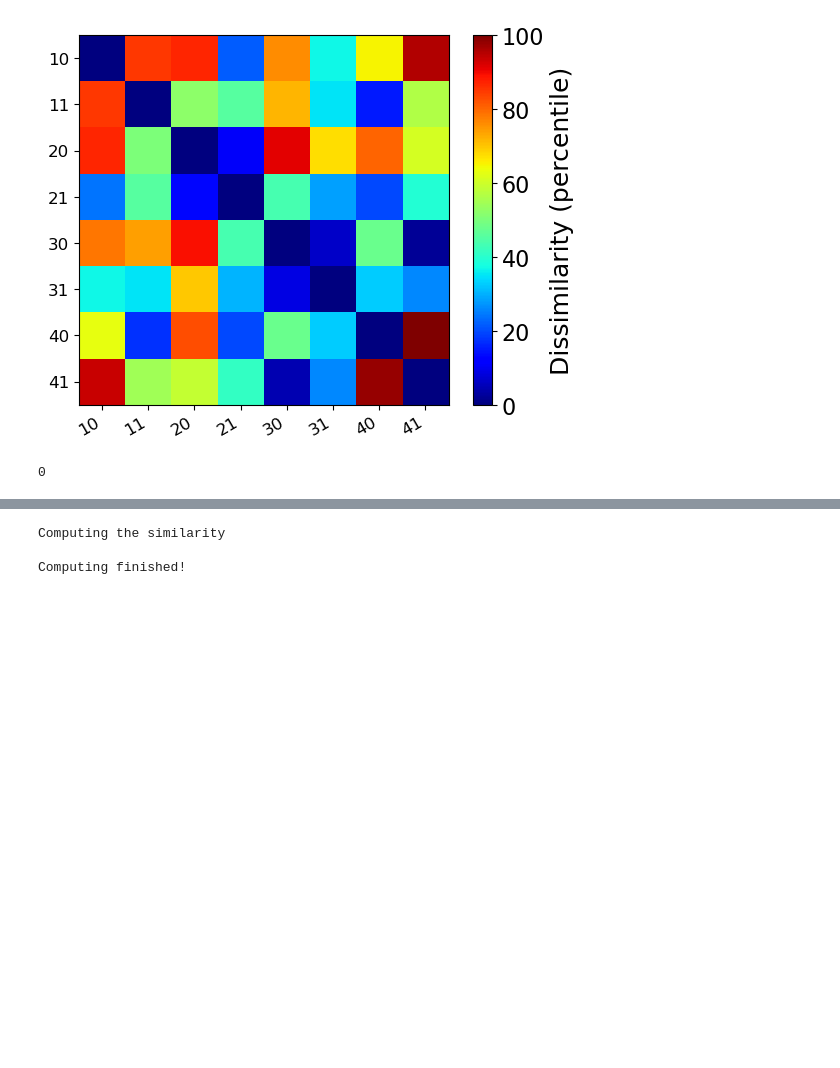
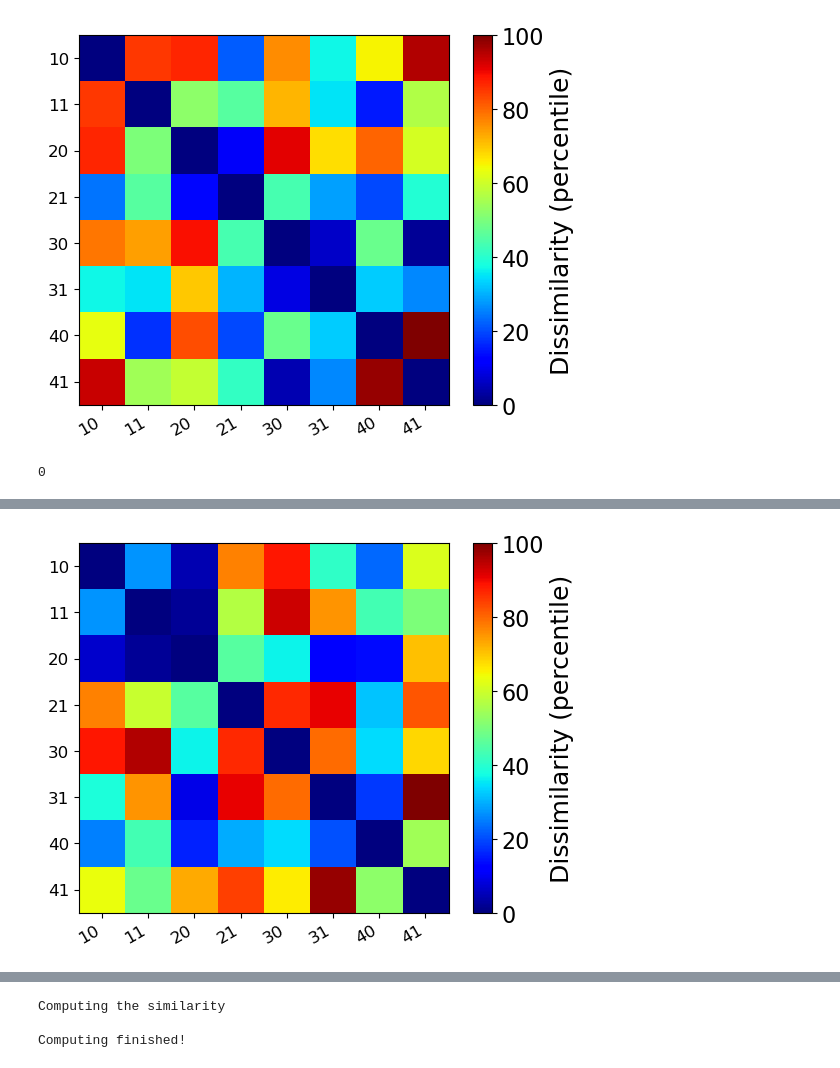
Before and after one commit to aarnol/BolT, a Jupyter notebook: rdm.ipynb, the cells around one changed output, grey strips where cells are left out. Drawn from its saved outputs; the diff is of its cells as text; code cells hidden in the pictures; blank space fills up the shorter version.

Commit message:
updating for new fnirs data

```diff
--- a/rdm.ipynb
+++ b/rdm.ipynb
@@ -16,7 +16,14 @@ for data in fnirs_data[0]:
 
     # get the label
     label = int(str(data["pheno"]["condition"])+ str(data["pheno"]["nback"]))
+    # Standardize the timeseries
+    print(data["roiTimeseries"].shape)
 
+    timeseries = data["roiTimeseries"]
+    timeseries = (timeseries - np.mean(timeseries, axis=1, keepdims=True)) / np.std(timeseries, axis=1, keepdims=True)
+    # Check if the first row is standardized correctly
+    assert np.allclose(np.mean(timeseries[0, :]), 0, atol=1e-6), "Mean is not zero"
+    assert np.allclose(np.std(timeseries[0, :]), 1, atol=1e-6), "Standard deviation is not one"
     x.append(data["roiTimeseries"].T)
     y.append(label)
     subjectIds.append(int(data["pheno"]["subjectId"][1]))
@@ -233,3 +250,14 @@ plot_rdm(fmri_rdm, conditions= cons, percentile =True)
 1
 [figure]
 0
+# %%
+#load the fmri data for sphere15 atlas
+import torch
+
+
+import numpy as np
+from sklearn.model_selection import train_test_split
+
+#load the fmri data
+sphere_15 = torch.load("./Dataset/Data/hcp_WM_sphere15.save")
+sphere_15[0]
@@ -235,0 +283,73 @@ plot_rdm(fmri_rdm, conditions= cons, percentile =True)
+# %%
+
+subjectIds = [data["pheno"]["subjectId"] for data in sphere_15]
+subject_counts = np.unique(subjectIds, return_counts=True)
+valid_subjects = subject_counts[0][subject_counts[1] == 16]
+
+sphere_15 = [data for data in sphere_15 if data["pheno"]['subjectId'] in valid_subjects]
+
+
+
+#initialize the lists to store the data
+x = []
+y = []
+subjectIds = []
+
+#iterate over the data
+for data in sphere_15:
+
+    # get the label
+    label = int(str(data["pheno"]["condition"])+ str(data["pheno"]["label"]))
+
+    if(data["roiTimeseries"].shape[0] != 35):
+
+        data["roiTimeseries"] = np.pad(data["roiTimeseries"], ((0, 35 - data["roiTimeseries"].shape[0]), (0, 0)), mode='constant')
+
+    x.append(data["roiTimeseries"].T)
+
+    y.append(label)
+
+    subjectIds.append(int(data["pheno"]["subjectId"]))
+
+
+# make the data the proper shape [conditions, subjects, trials, channels, timepoints]
+x = np.array(x)
+print(x.shape)
+y = np.array(y)
+subjectIds = np.array(subjectIds)
+
+
+# Define the number of conditions, subjects, trials, channels, and timepoints
+n_conditions = len(np.unique(y))  # Number of unique conditions (e.g., 2 for binary)
+n_subjects = len(np.unique(subjectIds))  # Number of subjects
+print(x.shape[0], n_conditions, n_subjects)
+n_trials = 2  # Trials per condition per subject
+print(n_trials)
+n_channels = x.shape[1]  # Number of fNIRS channels
+n_timepoints = x.shape[2]  # Number of time points
+print( n_conditions, n_subjects, n_trials, n_channels, n_timepoints)
+# Reshape x into the desired format: [conditions, subjects, trials, channels, timepoints]
+sphere_x = x.reshape((n_conditions, n_subjects, n_trials, n_channels, n_timepoints))
+
+# Verify alignment of labels y
+# Ensure y is shaped: [conditions, subjects, trials]
+y_reshaped = y.reshape((n_conditions, n_subjects, n_trials))
+
+# Subject IDs should match: [subjects]
+subjectIds_reshaped = subjectIds[:n_subjects]
+
+print("Reshaped x shape:", brodmann_x.shape)
+print("Reshaped y shape:", y_reshaped.shape)
+print("Reshaped subjectIds shape:", subjectIds_reshaped.shape)
+
+
+from neurora.rdm_cal import eegRDM
+from neurora.rsa_plot import plot_rdm, plot_corrs_by_time, plot_nps_hotmap, plot_corrs_hotmap
+# Append the label as the first dimension of x
+
+# Choose a metric: 'correlation', 'euclidean', etc.
+sphere_rdm = eegRDM(sphere_x, sub_opt=0)
+cons = [str(x) for x in np.unique(y)]
+
+plot_rdm(sphere_rdm, conditions= cons, percentile =True)
+# %% [output]
@@ -235,0 +368 @@ plot_rdm(fmri_rdm, conditions= cons, percentile =True)
+[figure, added]
```
Also changed, not shown: parts of 20 cells of this notebook, 17 other files.
